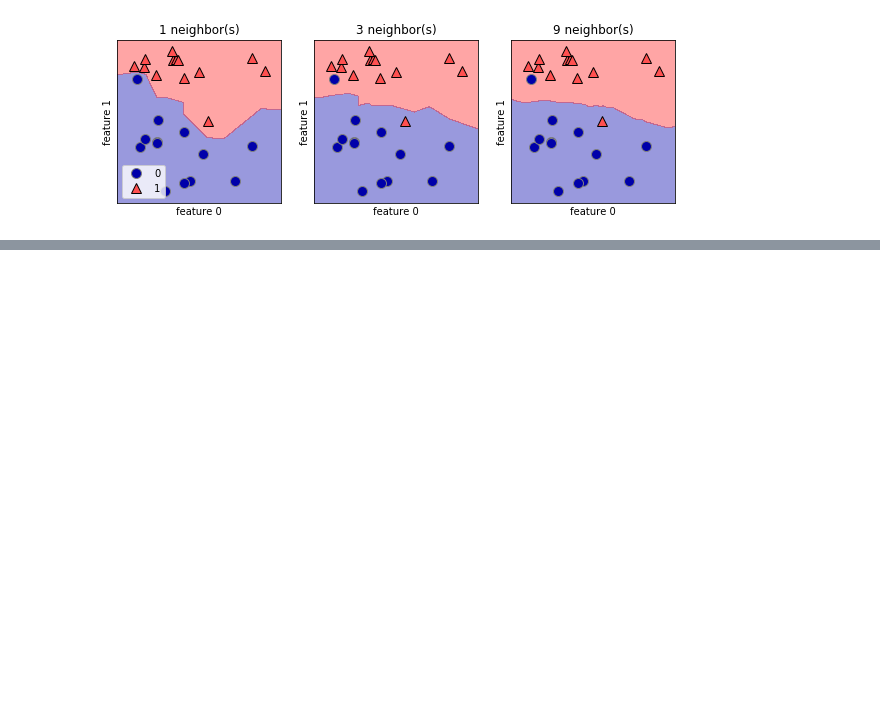
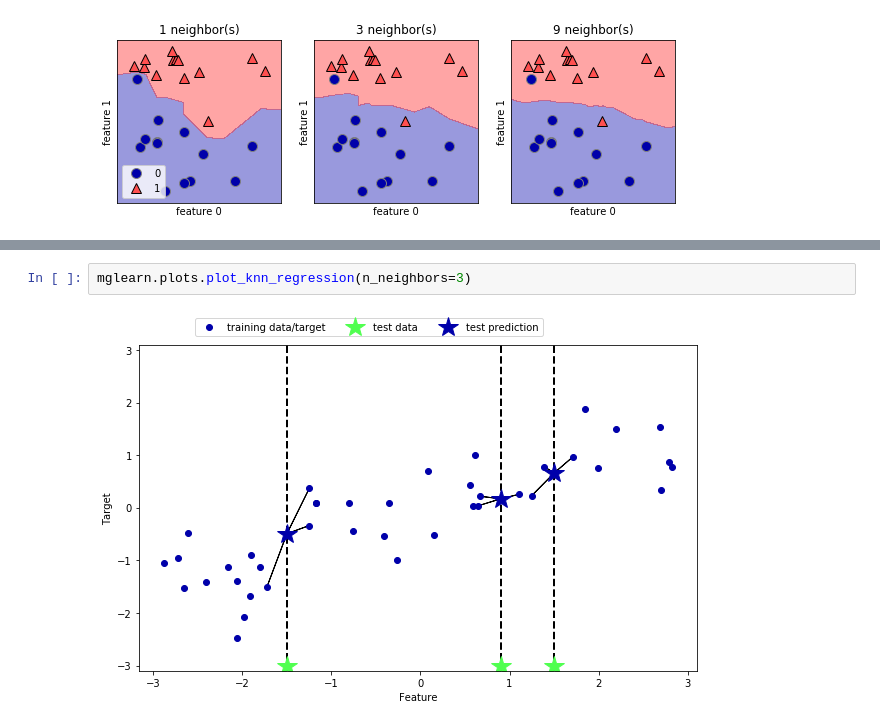
Before and after one commit to jiwhunkim/introduction_to_ml_with_python, a Jupyter notebook: 02-supervised-learning.ipynb, the cells around one changed output, grey strips where cells are left out. Drawn from its saved outputs; the diff is of its cells as text; blank space fills up the shorter version.

```diff
--- a/02-supervised-learning.ipynb
+++ b/02-supervised-learning.ipynb
@@ -129,0 +165,4 @@ axes[0].legend(loc=3)
+# %%
+mglearn.plots.plot_knn_regression(n_neighbors=3)
+# %% [output]
+[figure, added]
```
Also changed, not shown: parts of 22 cells of this notebook.
